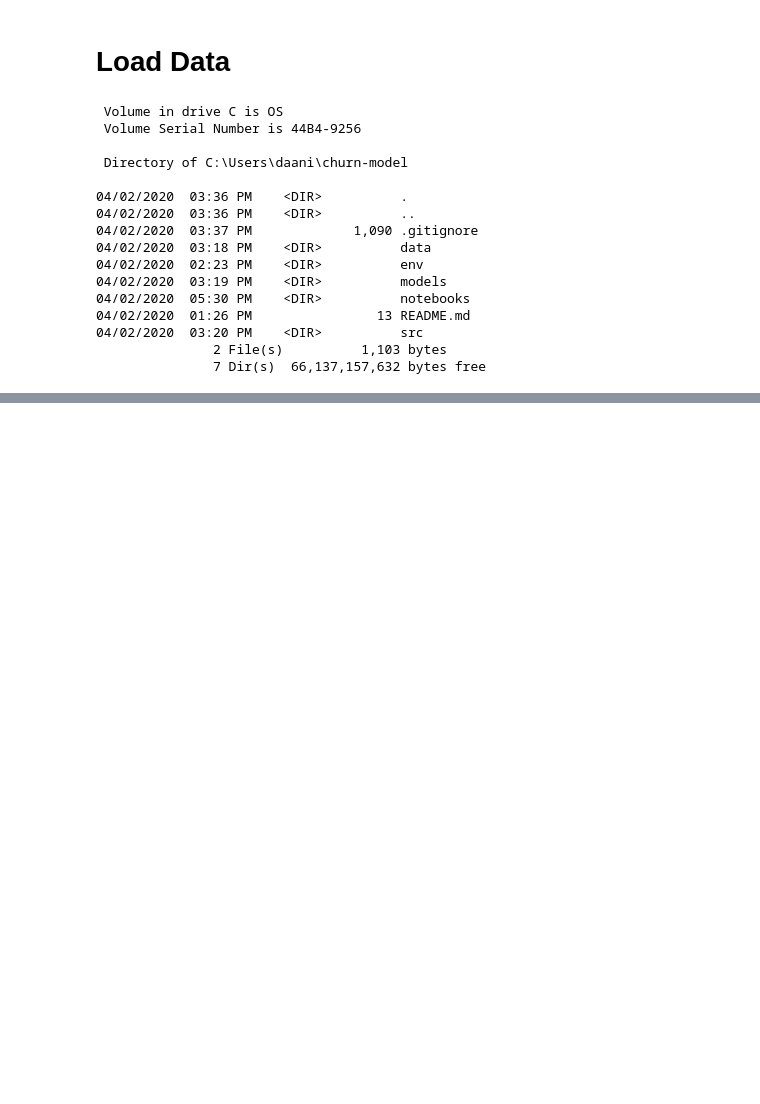
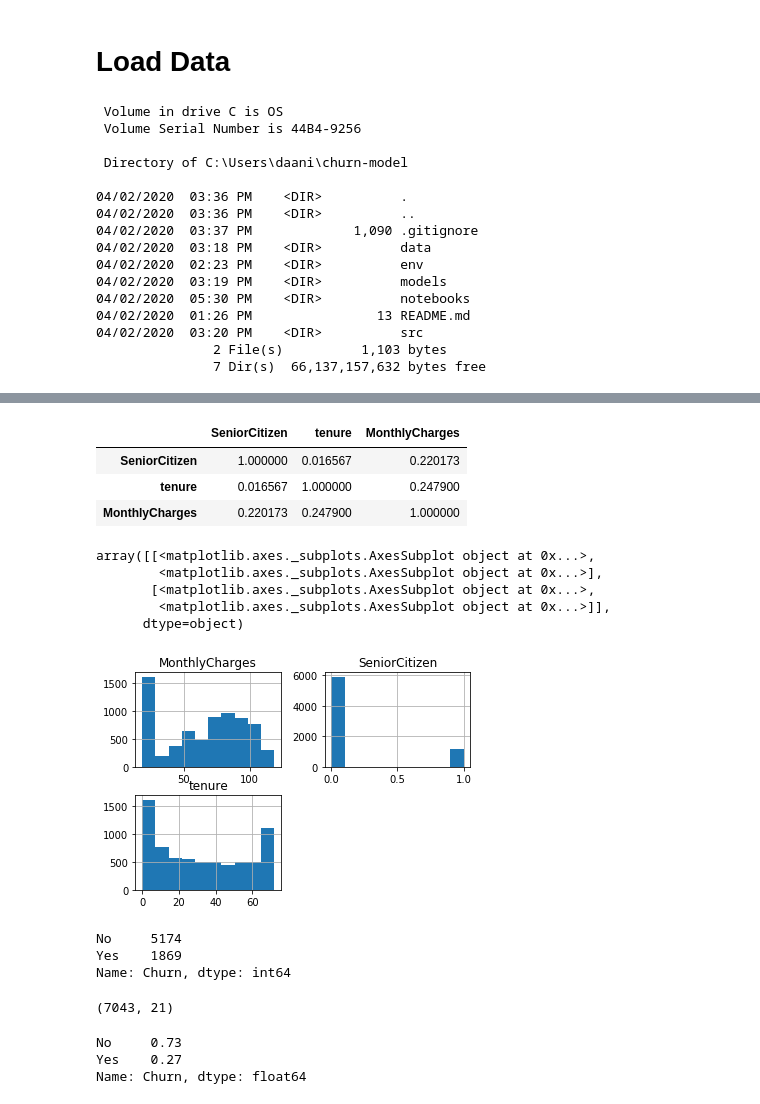
Before and after one commit to daanishrasheed/churn-model, a Jupyter notebook: notebooks/01. Initial Exploratory Data Analysis (EDA).ipynb, the cells around one changed output, grey strips where cells are left out. Saved outputs shown, nothing was run; the diff lists cells and outputs as text; code cells hidden in the pictures; blank space fills up the shorter version.

```diff
--- a/notebooks/01. Initial Exploratory Data Analysis (EDA).ipynb
+++ b/notebooks/01. Initial Exploratory Data Analysis (EDA).ipynb
@@ -54,0 +112,32 @@ df.head()
+# %%
+df.corr()
+# %% [output]
+|  | SeniorCitizen | tenure | MonthlyCharges |
+| SeniorCitizen | 1.000000 | 0.016567 | 0.220173 |
+| tenure | 0.016567 | 1.000000 | 0.247900 |
+| MonthlyCharges | 0.220173 | 0.247900 | 1.000000 |
+# %%
+df.hist()
+# %% [output]
+array([[<matplotlib.axes._subplots.AxesSubplot object at 0x...>,
+        <matplotlib.axes._subplots.AxesSubplot object at 0x...>],
+       [<matplotlib.axes._subplots.AxesSubplot object at 0x...>,
+        <matplotlib.axes._subplots.AxesSubplot object at 0x...>]],
+      dtype=object)
+[figure, added]
+# %%
+df['Churn'].value_counts()
+# %% [output]
+No     5174
+Yes    1869
+Name: Churn, dtype: int64
+# %%
+df.shape
+# %% [output]
+(7043, 21)
+# %%
+(df['Churn'].value_counts()/df.shape[0]).round(2)
+# %% [output]
+No     0.73
+Yes    0.27
+Name: Churn, dtype: float64
```
Also changed, not shown: parts of 14 cells of this notebook.
